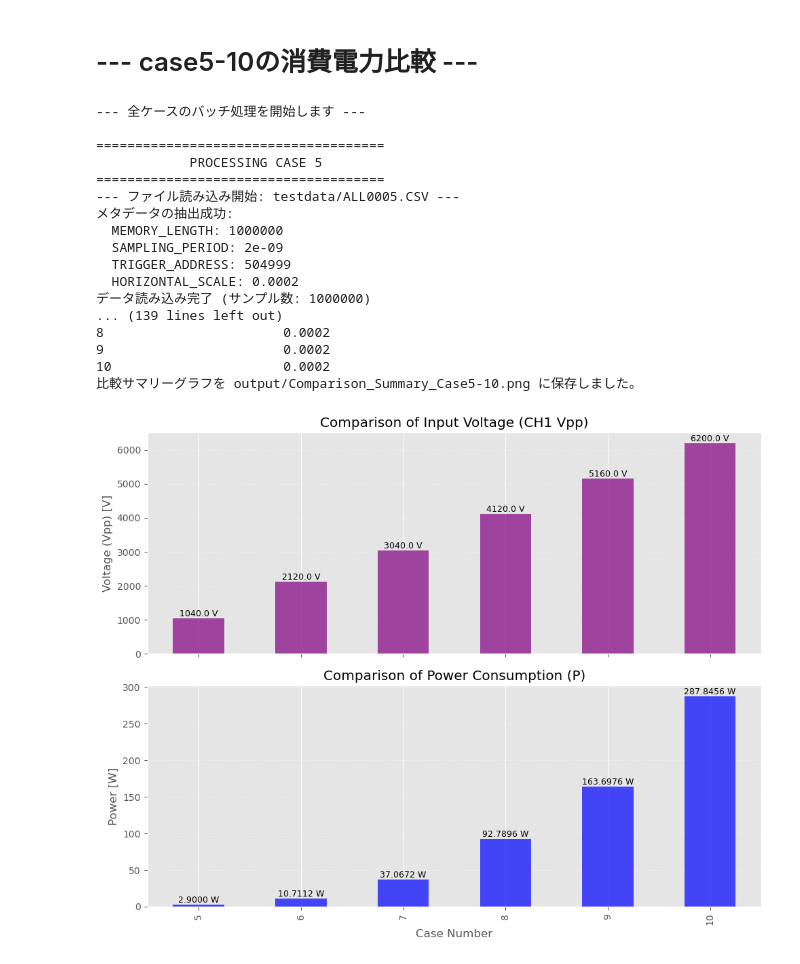
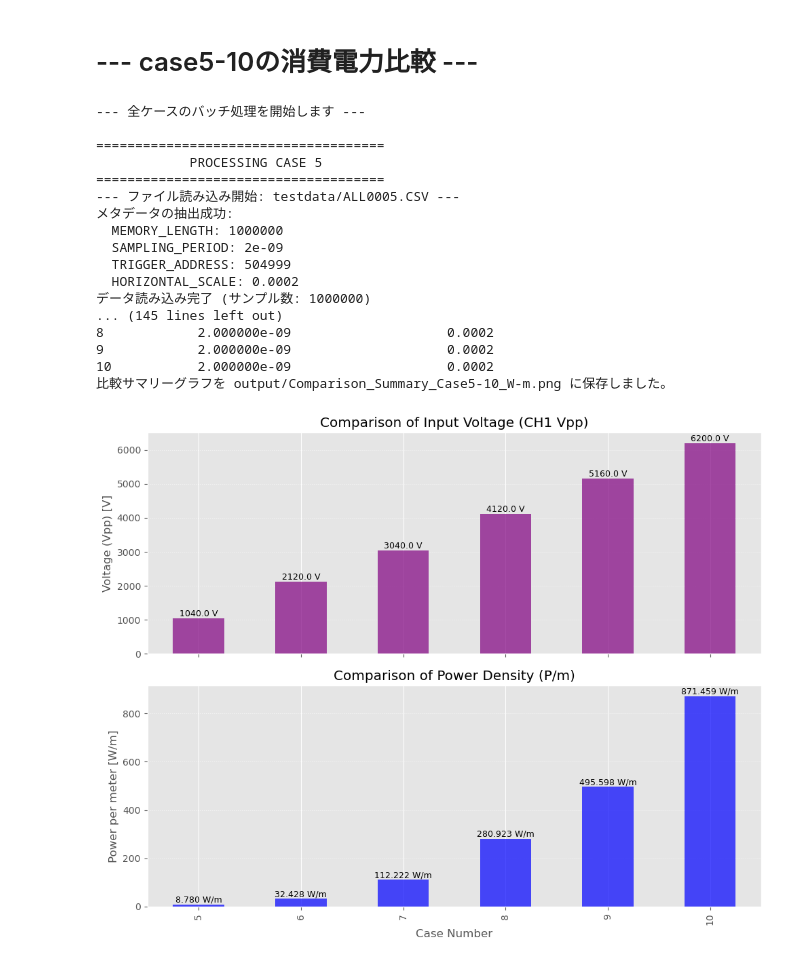
Before and after one commit to meso1007/Jupyter-VQ-Analysis, a Jupyter notebook: vq_analysis.ipynb, the cells around one changed output. Saved outputs shown, nothing was run; the diff lists cells and outputs as text; code cells hidden in the pictures.

```diff
--- a/vq_analysis.ipynb
+++ b/vq_analysis.ipynb
@@ -22,13 +22,16 @@ print("ライブラリのインポート完了。")
 # 保存先フォルダ名
 OUTPUT_DIR = 'output'
 
-caseNum = 10
-
 # モニターコンデンサの容量 [F]
-C_m_Farad = 10E-9  # 例: 10 nF (10 * 10^-9 F)
+C_m_Farad = 3300E-12    # 3300[pF]
 
 # 波形の周波数 [Hz] 電源の周波数
 f_Hz = 9000.0
+
+# ★★★ 追加 ★★★
+# デバイスの長さ [m] (W/m の計算用)
+# 9.81 cm = 0.0981 m
+device_length_meters = 0.0981
 
 #保存先
 FILENAME_TEMPLATE = 'testdata/ALL{caseNum:04d}.CSV'
@@ -240,6 +250,7 @@ def run_single_case_analysis(caseNum, base_output_dir, C_m_Farad, f_Hz):
 # %%
 
 # ★★★ 解析したいケース番号を指定 ★★★
+caseNum = 1
 
 
 # -----------------------------------
@@ -290,7 +301,7 @@ DCオフセットを除去しました。
 # %% [markdown]
 # --- case5-10の消費電力比較 ---
 # %%
-# --- (将来用) 全ケースのループ実行と比較 (Vpp と Power のみ) ---
+# --- (将来用) 全ケースのループ実行と比較 (Vpp と Power/meter のみ) ---
 
 print("--- 全ケースのバッチ処理を開始します ---")
 
@@ -335,11 +346,16 @@ for num in case_numbers_to_run:
         # 電力計算
         Power, Area = calculate_power(CH1_AC, CH2_AC, C_m_Farad, f_Hz, num)
 
+        # ★★★ W/m の計算 (追加) ★★★
+        Power_per_meter = Power / device_length_meters
+        print(f"電力密度 (P/m): {Power_per_meter:.3f} [W/m] (長さ: {device_length_meters} m)")
+
         # 結果を保存
         all_results.append({
             'Case': num,
             'Power (W)': Power,
-            'Area (V*V)': Area, # (データとしては残しておく)
+            'Power_per_meter (W/m)': Power_per_meter, # ★ W/m も追加
+            'Area (V*V)': Area,
             'Vpp (V)': v_pp,
             'Sampling Period (s)': metadata['SAMPLING_PERIOD'],
             'Horizontal Scale (s/div)': metadata['HORIZONTAL_SCALE']
@@ -357,54 +373,52 @@ if all_results:
     results_df = pd.DataFrame(all_results).set_index('Case')
     print(results_df)
 
-    # --- ★★★ 比較グラフの作成 (2段に変更) ★★★ ---
-    fig_comp, (ax_v, ax_p) = plt.subplots(2, 1, figsize=(10, 8), sharex=True)
+    # --- ★★★ 比較グラフの作成 (2段、W/m に変更) ★★★ ---
+    fig_comp, (ax_v, ax_pm) = plt.subplots(2, 1, figsize=(10, 8), sharex=True)
 
     # --- 1. 印加電圧 (Vpp) の比較 ---
     results_df['Vpp (V)'].plot(kind='bar', ax=ax_v, color='purple', alpha=0.7)
     ax_v.set_title('Comparison of Input Voltage (CH1 Vpp)')
     ax_v.set_ylabel('Voltage (Vpp) [V]')
     ax_v.grid(axis='y', linestyle=':', alpha=0.7)
     # 数値ラベルを追加
     for patch in ax_v.patches:
         ax_v.text(patch.get_x() + patch.get_width() / 2, patch.get_height(),
                   f'{patch.get_height():.1f} V', ha='center', va='bottom', fontsize=9)
 
-    # --- 2. 消費電力の比較 ---
-    results_df['Power (W)'].plot(kind='bar', ax=ax_p, color='blue', alpha=0.7)
-    ax_p.set_title('Comparison of Power Consumption (P)')
-    ax_p.set_ylabel('Power [W]')
-    ax_p.set_xlabel('Case Number') # ★ X軸ラベルをこちらに移動
-    ax_p.grid(axis='y', linestyle=':', alpha=0.7)
+    # --- 2. メートルあたり消費電力 (W/m) の比較 ---
+    results_df['Power_per_meter (W/m)'].plot(kind='bar', ax=ax_pm, color='blue', alpha=0.7)
+    ax_pm.set_title('Comparison of Power Density (P/m)')
+    ax_pm.set_ylabel('Power per meter [W/m]') # ★ ラベル変更
+    ax_pm.set_xlabel('Case Number')
+    ax_pm.grid(axis='y', linestyle=':', alpha=0.7)
     # 数値ラベルを追加
-    for patch in ax_p.patches:
-        ax_p.text(patch.get_x() + patch.get_width() / 2, patch.get_height(),
-                  f'{patch.get_height():.4f} W', ha='center', va='bottom', fontsize=9)
-
-    # --- 3. 面積の比較 (削除) ---
+    for patch in ax_pm.patches:
+        ax_pm.text(patch.get_x() + patch.get_width() / 2, patch.get_height(),
+                  f'{patch.get_height():.3f} W/m', ha='center', va='bottom', fontsize=9) # ★ ラベル変更
 
     plt.tight_layout()
     # 比較サマリーは output 直下に保存
-    comp_save_path = os.path.join(OUTPUT_DIR, "Comparison_Summary_Case5-10.png")
+    comp_save_path = os.path.join(OUTPUT_DIR, "Comparison_Summary_Case5-10_W-m.png") # ★ ファイル名変更
     plt.savefig(comp_save_path, dpi=150)
     print(f"比較サマリーグラフを {comp_save_path} に保存しました。")
     plt.show()
 # %% [output]
 --- 全ケースのバッチ処理を開始します ---
 
 =====================================
             PROCESSING CASE 5
 =====================================
 --- ファイル読み込み開始: testdata/ALL0005.CSV ---
 メタデータの抽出成功:
   MEMORY_LENGTH: 1000000
   SAMPLING_PERIOD: 2e-09
   TRIGGER_ADDRESS: 504999
   HORIZONTAL_SCALE: 0.0002
 データ読み込み完了 (サンプル数: 1000000)
-... (139 lines left out)
-8                       0.0002
-9                       0.0002
-10                      0.0002
-比較サマリーグラフを output/Comparison_Summary_Case5-10.png に保存しました。
+... (145 lines left out)
+8            2.000000e-09                    0.0002
+9            2.000000e-09                    0.0002
+10           2.000000e-09                    0.0002
+比較サマリーグラフを output/Comparison_Summary_Case5-10_W-m.png に保存しました。
-[figure, old version]
+[figure, new version]
```
Also changed, not shown: parts of 3 cells of this notebook.
